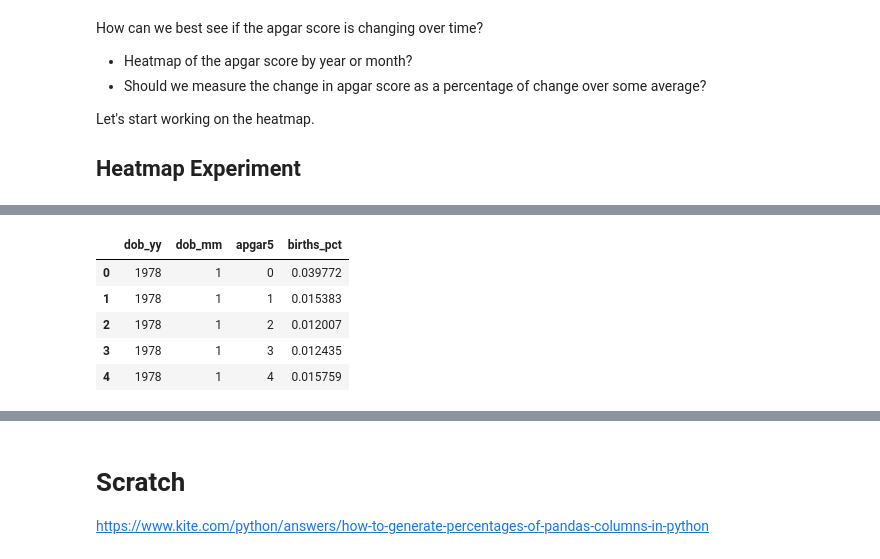
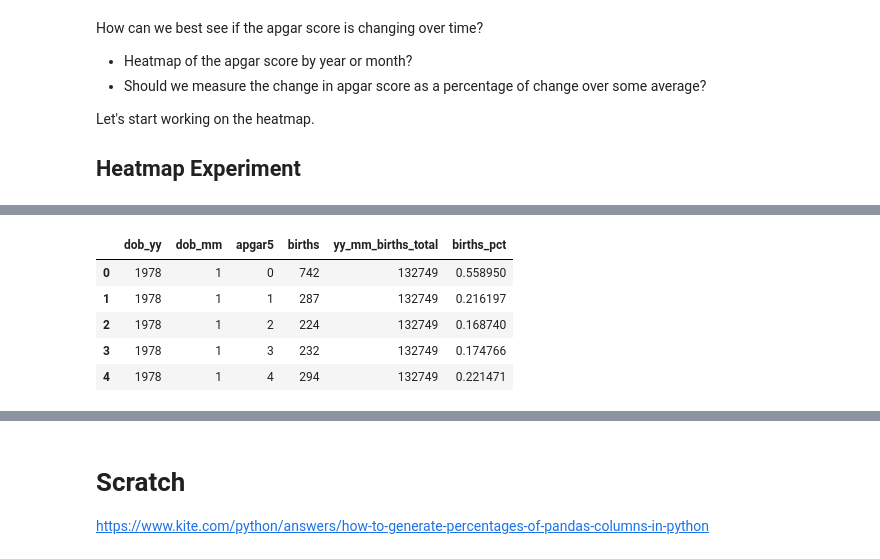
Before and after one commit to tvhahn/cdc-birth-data, a Jupyter notebook: notebooks/1.0-explore-apgar.ipynb, the cells around one changed output, grey strips where cells are left out. Drawn from its saved outputs; the diff is of its cells as text; code cells hidden in the pictures.

```diff
--- a/notebooks/1.0-explore-apgar.ipynb
+++ b/notebooks/1.0-explore-apgar.ipynb
@@ -289,15 +274,13 @@ df
 # %%
-df = df[df['apgar5']!=99]
-df['apgar5'].unique()
-
-df_count = df.groupby(['dob_yy', 'dob_mm', 'apgar5']).agg({'births':'sum'})
-df_count = df_count.groupby(level=0).apply(lambda x: 100 * x / x.sum())
-df_count = df_count.reset_index().rename(columns={'births':'births_pct'})
-df_count.head()
+df = df[df['apgar5']!=99].sort_values(by=['dob_yy', 'dob_mm'])
+df = df.groupby(['dob_yy', 'dob_mm', 'apgar5']).agg({'births':'sum'}).reset_index()
+df['yy_mm_births_total'] = df.groupby(['dob_yy', 'dob_mm'])['births'].transform('sum')
+df['births_pct'] = df['births'] / df['yy_mm_births_total'] * 100
+df.head()
 # %% [output]
-|  | dob_yy | dob_mm | apgar5 | births_pct |
-| 0 | 1978 | 1 | 0 | 0.039772 |
-| 1 | 1978 | 1 | 1 | 0.015383 |
-| 2 | 1978 | 1 | 2 | 0.012007 |
-| 3 | 1978 | 1 | 3 | 0.012435 |
-| 4 | 1978 | 1 | 4 | 0.015759 |
+|  | dob_yy | dob_mm | apgar5 | births | yy_mm_births_total | births_pct |
+| 0 | 1978 | 1 | 0 | 742 | 132749 | 0.558950 |
+| 1 | 1978 | 1 | 1 | 287 | 132749 | 0.216197 |
+| 2 | 1978 | 1 | 2 | 224 | 132749 | 0.168740 |
+| 3 | 1978 | 1 | 3 | 232 | 132749 | 0.174766 |
+| 4 | 1978 | 1 | 4 | 294 | 132749 | 0.221471 |
```
Also changed, not shown: parts of 4 cells of this notebook.
